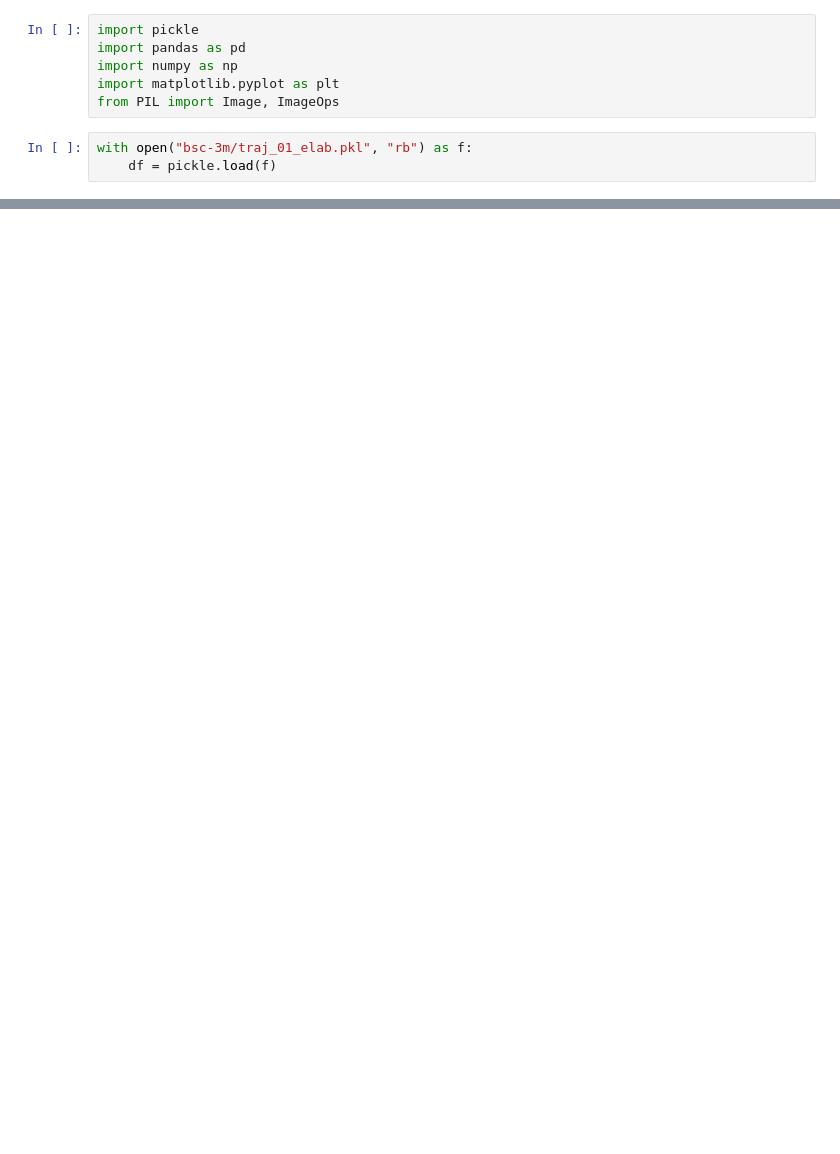
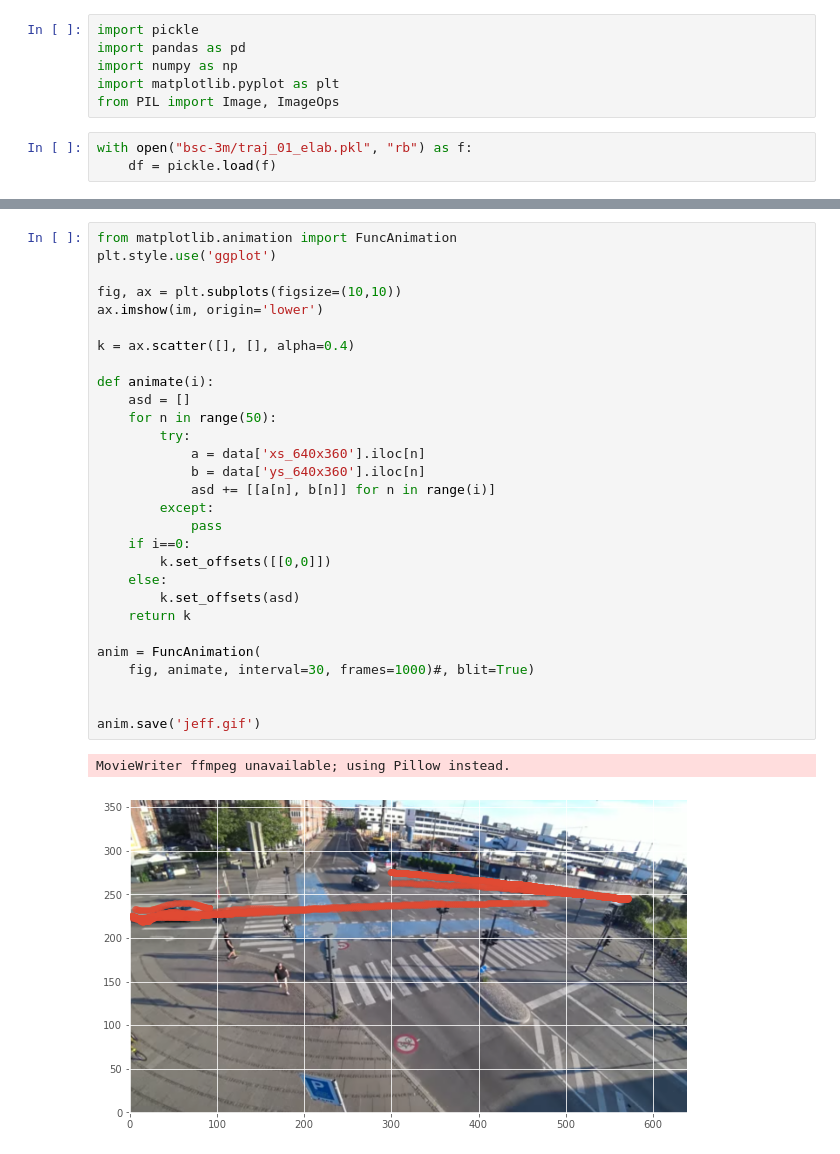
Before and after one commit to Marcus-Friis/CycleCV, a Jupyter notebook: Untitled.ipynb, the cells around one changed output, grey strips where cells are left out. Cells and saved outputs as stored; diff of their text form; blank space fills up the shorter version.

```diff
--- a/Untitled.ipynb
+++ b/Untitled.ipynb
@@ -26,0 +27,32 @@ for i in range(len(data)):
+# %%
+from matplotlib.animation import FuncAnimation
+plt.style.use('ggplot')
+
+fig, ax = plt.subplots(figsize=(10,10))
+ax.imshow(im, origin='lower')
+
+k = ax.scatter([], [], alpha=0.4)
+
+def animate(i):
+    asd = []
+    for n in range(50):
+        try:
+            a = data['xs_640x360'].iloc[n]
+            b = data['ys_640x360'].iloc[n]
+            asd += [[a[n], b[n]] for n in range(i)]
+        except:
+            pass
+    if i==0:
+        k.set_offsets([[0,0]])
+    else:
+        k.set_offsets(asd)
+    return k
+
+anim = FuncAnimation(
+    fig, animate, interval=30, frames=1000)#, blit=True)
+
+
+anim.save('jeff.gif')
+# %% [output]
+MovieWriter ffmpeg unavailable; using Pillow instead.
+[figure, added]
```
Also changed, not shown: parts of 2 cells of this notebook, 1 other file.
